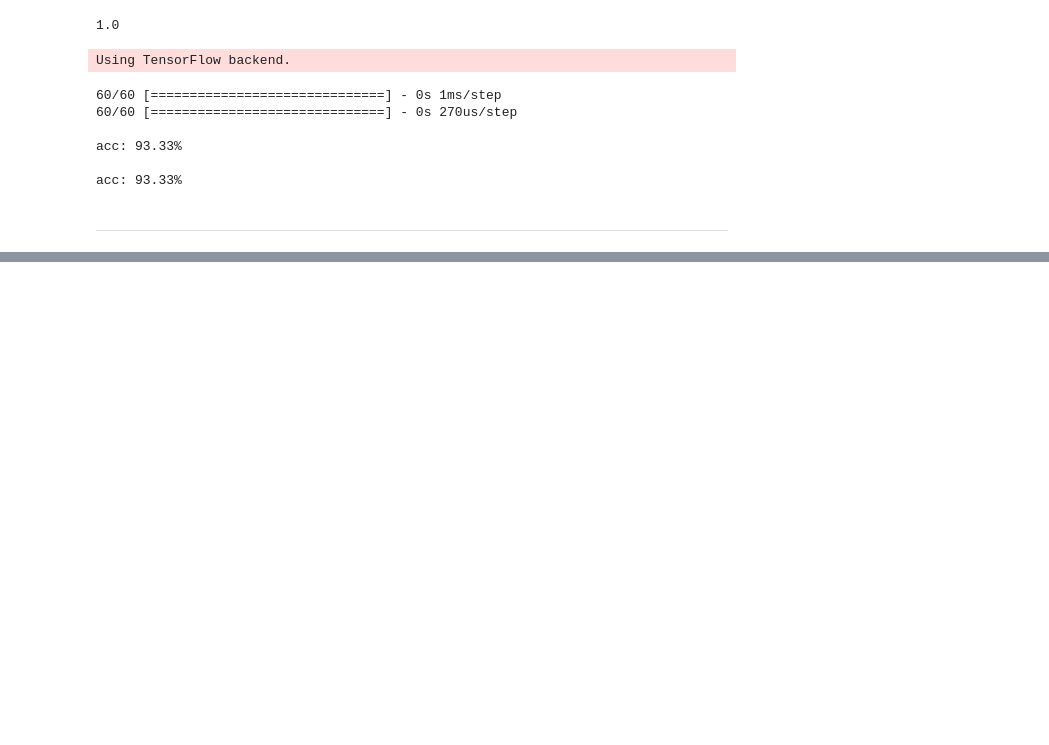
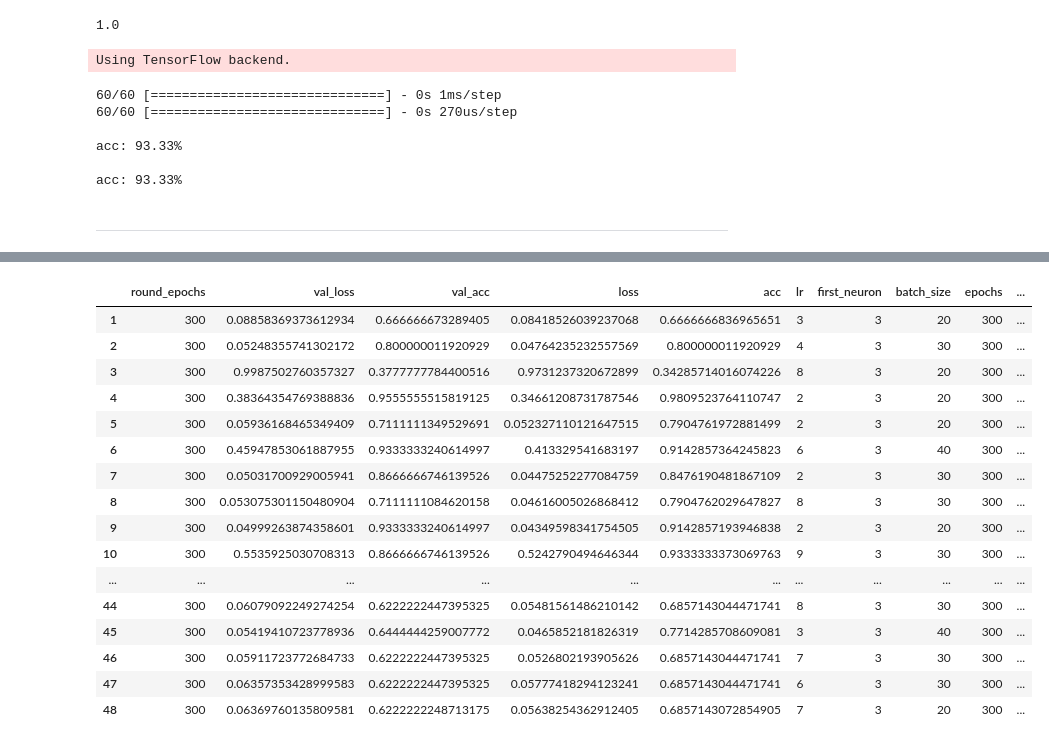
Before and after one commit to shakkeel1330/cook-imly, a Jupyter notebook: Notebooks/hyperparam_trial.ipynb, the cells around one changed output, grey strips where cells are left out. Cells and saved outputs as stored; diff of their text form; code cells hidden in the pictures; blank space fills up the shorter version.

```diff
--- a/Notebooks/hyperparam_trial.ipynb
+++ b/Notebooks/hyperparam_trial.ipynb
@@ -111,0 +130,20 @@ Scan Finished!
+# %%
+h.data
+# %% [output]
+|  | round_epochs | val_loss | val_acc | loss | acc | lr | first_neuron | batch_size | epochs | ... |
+| 1 | 300 | 0.08858369373612934 | 0.666666673289405 | 0.08418526039237068 | 0.6666666836965651 | 3 | 3 | 20 | 300 | ... |
+| 2 | 300 | 0.05248355741302172 | 0.800000011920929 | 0.04764235232557569 | 0.800000011920929 | 4 | 3 | 30 | 300 | ... |
+| 3 | 300 | 0.9987502760357327 | 0.3777777784400516 | 0.9731237320672899 | 0.34285714016074226 | 8 | 3 | 20 | 300 | ... |
+| 4 | 300 | 0.38364354769388836 | 0.9555555515819125 | 0.34661208731787546 | 0.9809523764110747 | 2 | 3 | 20 | 300 | ... |
+| 5 | 300 | 0.05936168465349409 | 0.7111111349529691 | 0.052327110121647515 | 0.7904761972881499 | 2 | 3 | 20 | 300 | ... |
+| 6 | 300 | 0.45947853061887955 | 0.9333333240614997 | 0.413329541683197 | 0.9142857364245823 | 6 | 3 | 40 | 300 | ... |
+| 7 | 300 | 0.05031700929005941 | 0.8666666746139526 | 0.04475252277084759 | 0.8476190481867109 | 2 | 3 | 30 | 300 | ... |
+| 8 | 300 | 0.053075301150480904 | 0.7111111084620158 | 0.04616005026868412 | 0.7904762029647827 | 8 | 3 | 30 | 300 | ... |
+| 9 | 300 | 0.04999263874358601 | 0.9333333240614997 | 0.04349598341754505 | 0.9142857193946838 | 2 | 3 | 20 | 300 | ... |
+| 10 | 300 | 0.5535925030708313 | 0.8666666746139526 | 0.5242790494646344 | 0.9333333373069763 | 9 | 3 | 30 | 300 | ... |
+| ... | ... | ... | ... | ... | ... | ... | ... | ... | ... | ... |
+| 44 | 300 | 0.06079092249274254 | 0.6222222447395325 | 0.05481561486210142 | 0.6857143044471741 | 8 | 3 | 30 | 300 | ... |
+| 45 | 300 | 0.05419410723778936 | 0.6444444259007772 | 0.0465852181826319 | 0.7714285708609081 | 3 | 3 | 40 | 300 | ... |
+| 46 | 300 | 0.05911723772684733 | 0.6222222447395325 | 0.0526802193905626 | 0.6857143044471741 | 7 | 3 | 30 | 300 | ... |
+| 47 | 300 | 0.06357353428999583 | 0.6222222447395325 | 0.05777418294123241 | 0.6857143044471741 | 6 | 3 | 30 | 300 | ... |
+| 48 | 300 | 0.06369760135809581 | 0.6222222248713175 | 0.05638254362912405 | 0.6857143072854905 | 7 | 3 | 20 | 300 | ... |
```
Also changed, not shown: parts of 17 cells of this notebook, 5 other files.
